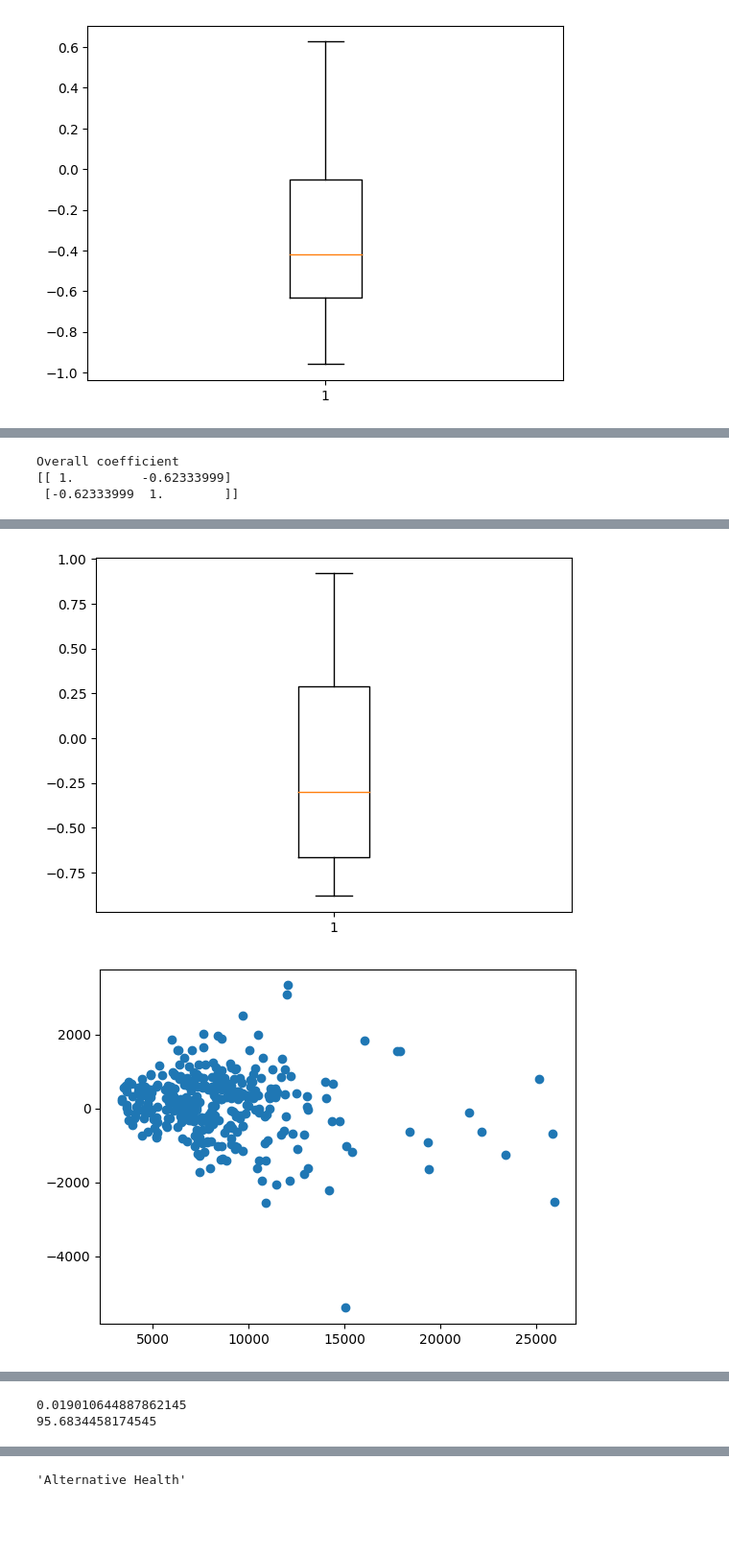
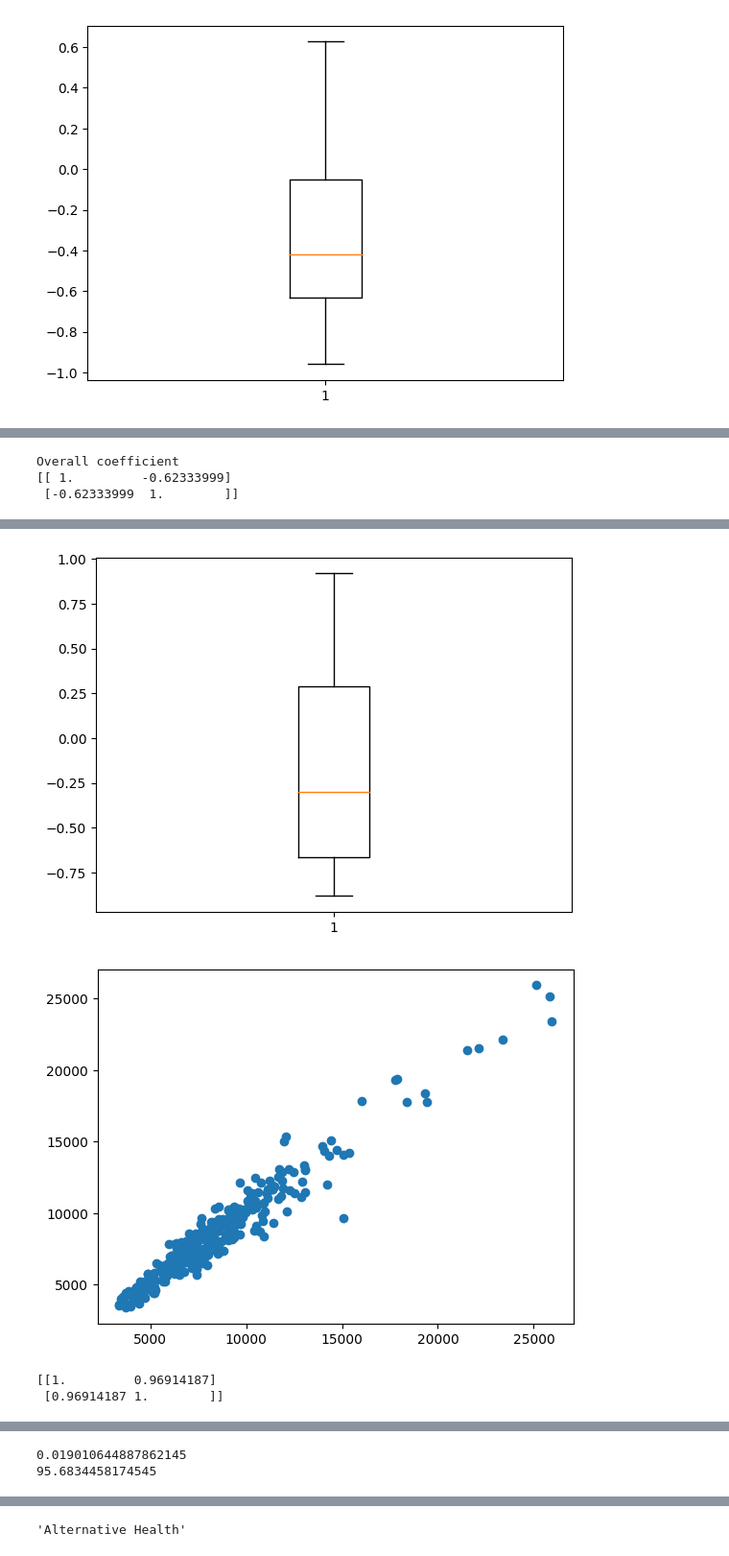
Before and after one commit to khangluong2004/COMP20008_Assignment2, a Jupyter notebook: khang/eda.ipynb, the cells around one changed output, grey strips where cells are left out. Shown at 96% size. Saved outputs shown, nothing was run; the diff lists cells and outputs as text; code cells hidden in the pictures; blank space fills up the shorter version.

```diff
--- a/khang/eda.ipynb
+++ b/khang/eda.ipynb
@@ -225,44 +243,48 @@ for lga in offences["LGA"].unique():
         lastYear.append(last)
 
 plt.figure()
-plt.plot(lastYear, np.array(curYear) - np.array(lastYear), "o")
+plt.plot(lastYear, np.array(curYear), "o")
 plt.show()
+
+print(np.corrcoef(lastYear, np.array(curYear)))
 
 plt.figure()
 plt.plot(lastYear, (np.array(curYear) - np.array(lastYear))/(np.array(lastYear)), "o")
 plt.show()
 
 print(np.mean((np.array(curYear) - np.array(lastYear))/(np.array(lastYear))))
 print(np.mean((np.array(curYear) - np.array(lastYear))))
 # %% [output]
 [figure]
 Overall coefficient
 [[ 1.         -0.62333999]
  [-0.62333999  1.        ]]
 [figure]
 alpine 0.26467903626260586
 ballarat -0.6570355289000657
 banyule -0.743599895160279
 basscoast -0.5886625788586609
 bawbaw -0.2974069131926573
 bayside 0.43672384089729843
 benalla 0.6950746611061159
 boroondara 0.30914614058982753
 brimbank -0.19958648776423607
 campaspe 0.5788260026870093
 cardinia -0.690952086317127
 casey -0.6379585001658232
 ... (40 lines left out)
 wodonga 0.28561814714758615
 wyndham -0.6992425714103825
 yarra -0.7508748538483996
 yarraranges -0.34422768920167635
 [figure]
 [figure]
-[figure, old version]
+[figure, new version]
+[[1.         0.96914187]
+ [0.96914187 1.        ]]
 [figure]
-0.019010644887862145
-95.6834458174545
+0.019010644887862145
+95.6834458174545
 # %%
 # EDA for communities
 # Multiple features: Perhaps should trim it down first with correlation
```
Also changed, not shown: parts of 4 cells of this notebook, 3 other files.
